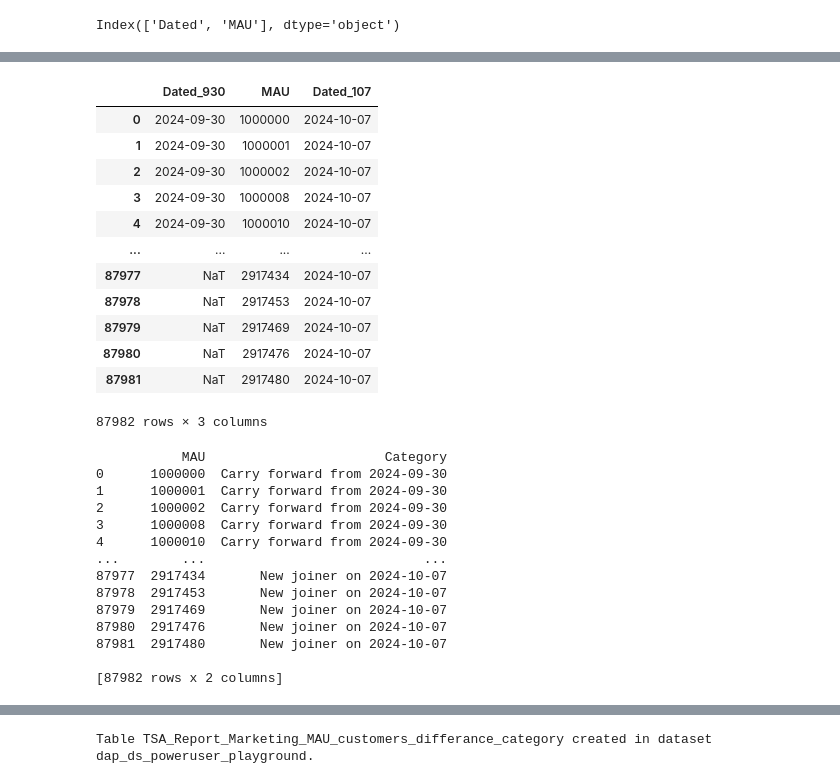
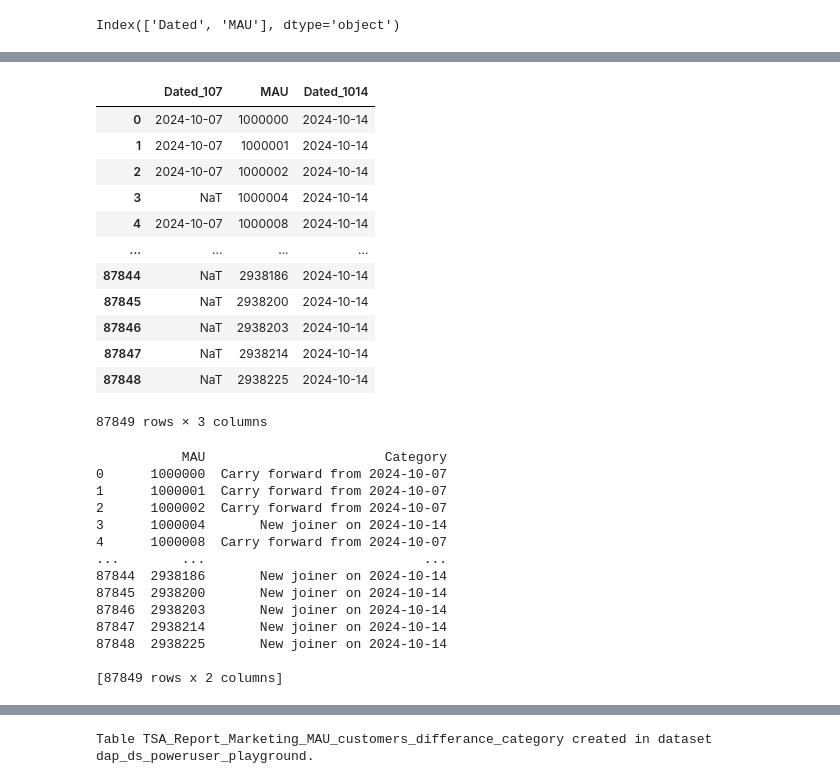
Before and after one commit to dchakroborti-tonik/MAU_MMAU_REPORT, a Jupyter notebook: TSA_REPORT_TEMPLATE_v2.ipynb, the cells around one changed output, grey strips where cells are left out. Drawn from its saved outputs; the diff is of its cells as text; code cells hidden in the pictures.

Commit message:
Updated for week starting 13-10-2024

```diff
--- a/TSA_REPORT_TEMPLATE_v2.ipynb
+++ b/TSA_REPORT_TEMPLATE_v2.ipynb
@@ -35,8 +35,8 @@ def get_week_start_dates(start_date, end_date):
         current_date += relativedelta(weeks=1)
     return week_start_dates
 
-start_date = datetime.date(2024, 10, 7)
-end_date = datetime.date(2024, 10, 13)
+start_date = datetime.date(2024, 10, 14)
+end_date = datetime.date(2024, 10, 20)
 
 week_start_dates = get_week_start_dates(start_date, end_date)
 print(week_start_dates)
@@ -761,5 +762,5 @@ Dated
 Name: count, dtype: int64
 # %%
 # Separate data into two dataframes based on date
-df_930 = df[df['Dated'] == '2024-09-30'].reset_index(drop=True)
 df_107 = df[df['Dated'] == '2024-10-07'].reset_index(drop=True)
+df_1014 = df[df['Dated'] == '2024-10-14'].reset_index(drop=True)
@@ -784,30 +785,30 @@ df_107.head()
 # %%
 # Merge to find customers present on both dates
-merged = pd.merge(df_930, df_107, on='MAU', suffixes=('_930', '_107'), how='outer')
+merged = pd.merge(df_107, df_1014, on='MAU', suffixes=('_107', '_1014'), how='outer')
 merged
 # %% [output]
-|  | Dated_930 | MAU | Dated_107 |
-| 0 | 2024-09-30 | 1000000 | 2024-10-07 |
-| 1 | 2024-09-30 | 1000001 | 2024-10-07 |
-| 2 | 2024-09-30 | 1000002 | 2024-10-07 |
-| 3 | 2024-09-30 | 1000008 | 2024-10-07 |
-| 4 | 2024-09-30 | 1000010 | 2024-10-07 |
+|  | Dated_107 | MAU | Dated_1014 |
+| 0 | 2024-10-07 | 1000000 | 2024-10-14 |
+| 1 | 2024-10-07 | 1000001 | 2024-10-14 |
+| 2 | 2024-10-07 | 1000002 | 2024-10-14 |
+| 3 | NaT | 1000004 | 2024-10-14 |
+| 4 | 2024-10-07 | 1000008 | 2024-10-14 |
 | ... | ... | ... | ... |
-| 87977 | NaT | 2917434 | 2024-10-07 |
-| 87978 | NaT | 2917453 | 2024-10-07 |
-| 87979 | NaT | 2917469 | 2024-10-07 |
-| 87980 | NaT | 2917476 | 2024-10-07 |
-| 87981 | NaT | 2917480 | 2024-10-07 |
+| 87844 | NaT | 2938186 | 2024-10-14 |
+| 87845 | NaT | 2938200 | 2024-10-14 |
+| 87846 | NaT | 2938203 | 2024-10-14 |
+| 87847 | NaT | 2938214 | 2024-10-14 |
+| 87848 | NaT | 2938225 | 2024-10-14 |
-87982 rows × 3 columns
+87849 rows × 3 columns
 # %%
 # Function to categorize customer presence
 def categorize_presence(row):
-    if pd.isna(row['Dated_107']):
-        return 'Not available on 2024-10-07'
-    elif pd.isna(row['Dated_930']):
-        return 'New joiner on 2024-10-07'
+    if pd.isna(row['Dated_1014']):
+        return 'Not available on 2024-10-14'
+    elif pd.isna(row['Dated_107']):
+        return 'New joiner on 2024-10-14'
     else:
-        return 'Carry forward from 2024-09-30'
+        return 'Carry forward from 2024-10-07'
 
 # Apply function to create category column
 merged['Category'] = merged.apply(categorize_presence, axis=1)
@@ -816,19 +817,19 @@ merged['Category'] = merged.apply(categorize_presence, axis=1)
 print(merged[['MAU', 'Category']])
 # %% [output]
            MAU                       Category
-0      1000000  Carry forward from 2024-09-30
-1      1000001  Carry forward from 2024-09-30
-2      1000002  Carry forward from 2024-09-30
-3      1000008  Carry forward from 2024-09-30
-4      1000010  Carry forward from 2024-09-30
+0      1000000  Carry forward from 2024-10-07
+1      1000001  Carry forward from 2024-10-07
+2      1000002  Carry forward from 2024-10-07
+3      1000004       New joiner on 2024-10-14
+4      1000008  Carry forward from 2024-10-07
 ...        ...                            ...
-87977  2917434       New joiner on 2024-10-07
-87978  2917453       New joiner on 2024-10-07
-87979  2917469       New joiner on 2024-10-07
-87980  2917476       New joiner on 2024-10-07
-87981  2917480       New joiner on 2024-10-07
+87844  2938186       New joiner on 2024-10-14
+87845  2938200       New joiner on 2024-10-14
+87846  2938203       New joiner on 2024-10-14
+87847  2938214       New joiner on 2024-10-14
+87848  2938225       New joiner on 2024-10-14
 
-[87982 rows x 2 columns]
+[87849 rows x 2 columns]
 # %%
 merged['Category'].value_counts(dropna=False)
 # %% [output]
```
Also changed, not shown: parts of 38 cells of this notebook.
